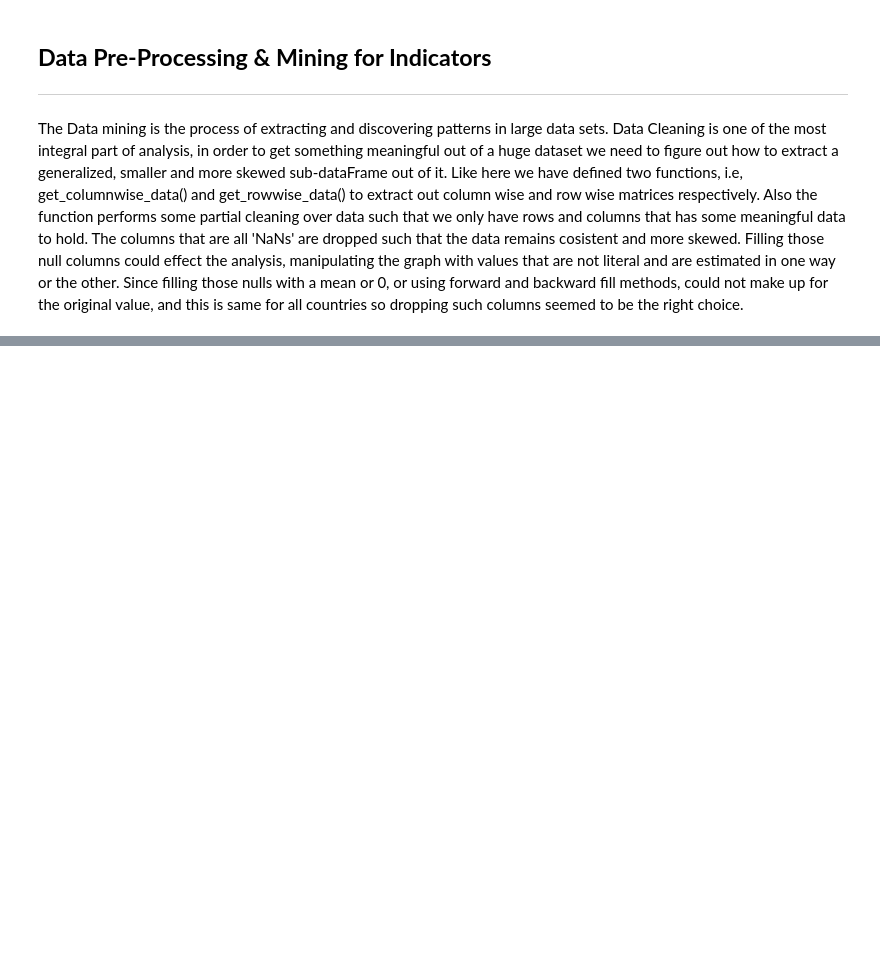
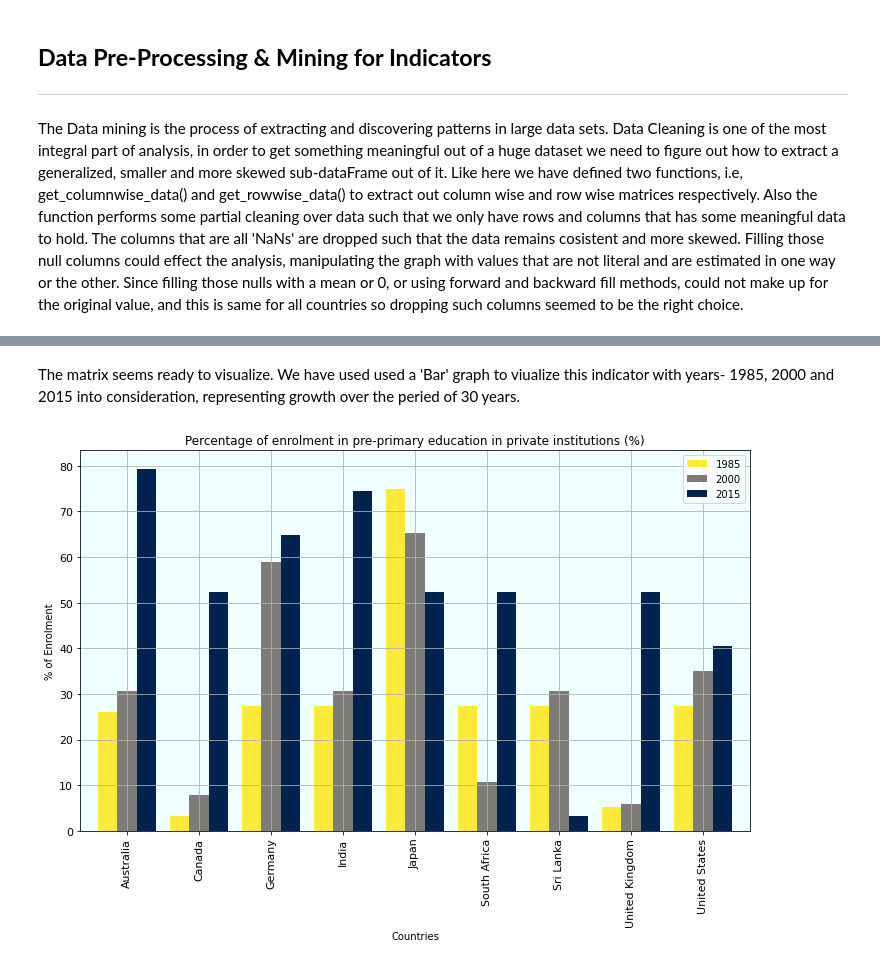
Before and after one commit to DS-Shubham-Pandey/World-Bank-Global-Education-Analysis, a Jupyter notebook: World_Bank_Global_Education_Analysis_Capstone_Project.ipynb, the cells around one changed output, grey strips where cells are left out. Saved outputs shown, nothing was run; the diff lists cells and outputs as text; code cells hidden in the pictures; blank space fills up the shorter version.

```diff
--- a/World_Bank_Global_Education_Analysis_Capstone_Project.ipynb
+++ b/World_Bank_Global_Education_Analysis_Capstone_Project.ipynb
@@ -244,0 +326,11 @@ The Data mining is the process of extracting and discovering patterns in large d
+# %%
+# Calling get_rowwise_data() on the indicator present at index 1 in the Indicators list.
+# This Indicator is described as "Percentage of enrolment in pre-primary education in private institutions (%)".
+# This is just to test if the function is returning the required results.
+temp, t = get_rowwise_data(Indicators[1])
+
+# Printing Title of the Indicator.
+print(t)
+
+# displaying the dataframe.
+temp
@@ -244,0 +442,13 @@ The Data mining is the process of extracting and discovering patterns in large d
+# %%
+# Here we can directly pass the values as 'temp' and 't',
+# since we extracted those values during test run, there's no need to call the same function again.
+# Since its a percentage(%) data hence we are extracting it in row-wise manner
+# such that "Years" would be columns and we can select columns for analysis asper required.
+
+Indicator2 , Title2  = temp, t
+
+# Displaying Title of Indicator.
+print(Title2)
+
+# Displaying the DataFrame recieved.
+Indicator2
@@ -244,0 +468,9 @@ The Data mining is the process of extracting and discovering patterns in large d
+# %%
+# Now, we need to replace 'NaN' values from the matrix. Here we are using a column mean to fill null values
+# since average of values provide a better estimation for the type of data we have in a row wise matrix.
+# Also we are selecting limited number of columns for analysis so the repetative mean values won't affect
+# much of our visualization.
+Indicator2.fillna(Indicator2.mean(), inplace = True)
+
+# Displaying cleaned matrix.
+Indicator2
@@ -244,0 +489,15 @@ The Data mining is the process of extracting and discovering patterns in large d
+# %% [markdown]
+The matrix seems ready to visualize. We have used used a 'Bar' graph to viualize this indicator with years- 1985, 2000 and 2015 into consideration, representing growth over the peried of 30 years.
+# %%
+# Plotting the graph.
+Indicator2.plot(x = "Country Name", y = ["1985","2000","2015"],
+                xlabel = "Countries", ylabel = "% of Enrolment",
+                kind='bar', title = Title2, figsize=(12,7),
+                grid = True, colormap= "cividis_r",width = 0.8,
+                fontsize=11).patch.set_facecolor('#f0ffff')
+# Above statement will create and display the graph.
+# y:- list of years selected.
+# colormap:- colour scheme for the bars.
+# width:- Bar width.
+# %% [output]
+[figure, added]
```
Also changed, not shown: parts of 26 cells of this notebook.
